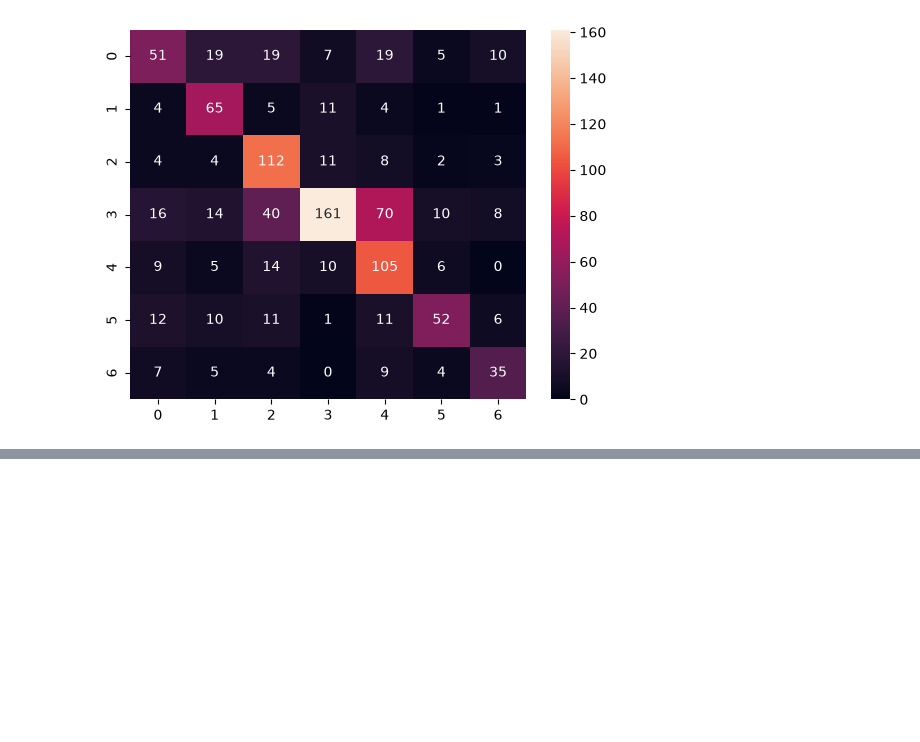
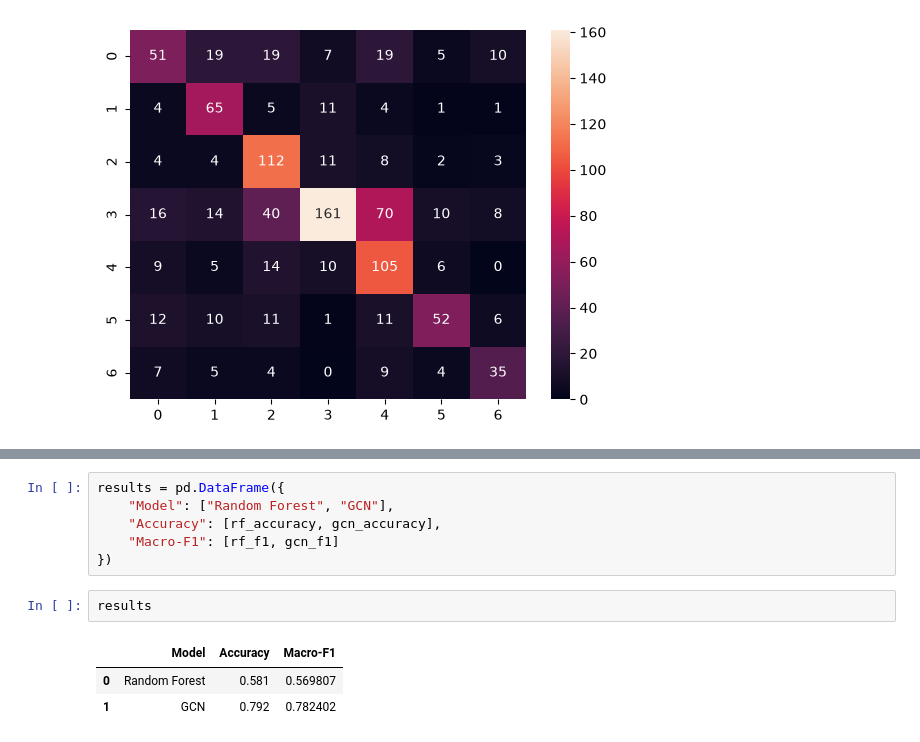
Before and after one commit to jayant733/Cora-project, a Jupyter notebook: cora_citation_network_classification_(1).ipynb, the cells around one changed output, grey strips where cells are left out. Drawn from its saved outputs; the diff is of its cells as text; blank space fills up the shorter version.

```diff
--- a/cora_citation_network_classification_(1).ipynb
+++ b/cora_citation_network_classification_(1).ipynb
@@ -189,0 +317,12 @@ sns.heatmap(confusion_matrix(y_test, rf_pred), annot=True, fmt="d")
+# %%
+results = pd.DataFrame({
+    "Model": ["Random Forest", "GCN"],
+    "Accuracy": [rf_accuracy, gcn_accuracy],
+    "Macro-F1": [rf_f1, gcn_f1]
+})
+# %%
+results
+# %% [output]
+|  | Model | Accuracy | Macro-F1 |
+| 0 | Random Forest | 0.581 | 0.569807 |
+| 1 | GCN | 0.792 | 0.782402 |
```
Also changed, not shown: parts of 8 cells of this notebook.
